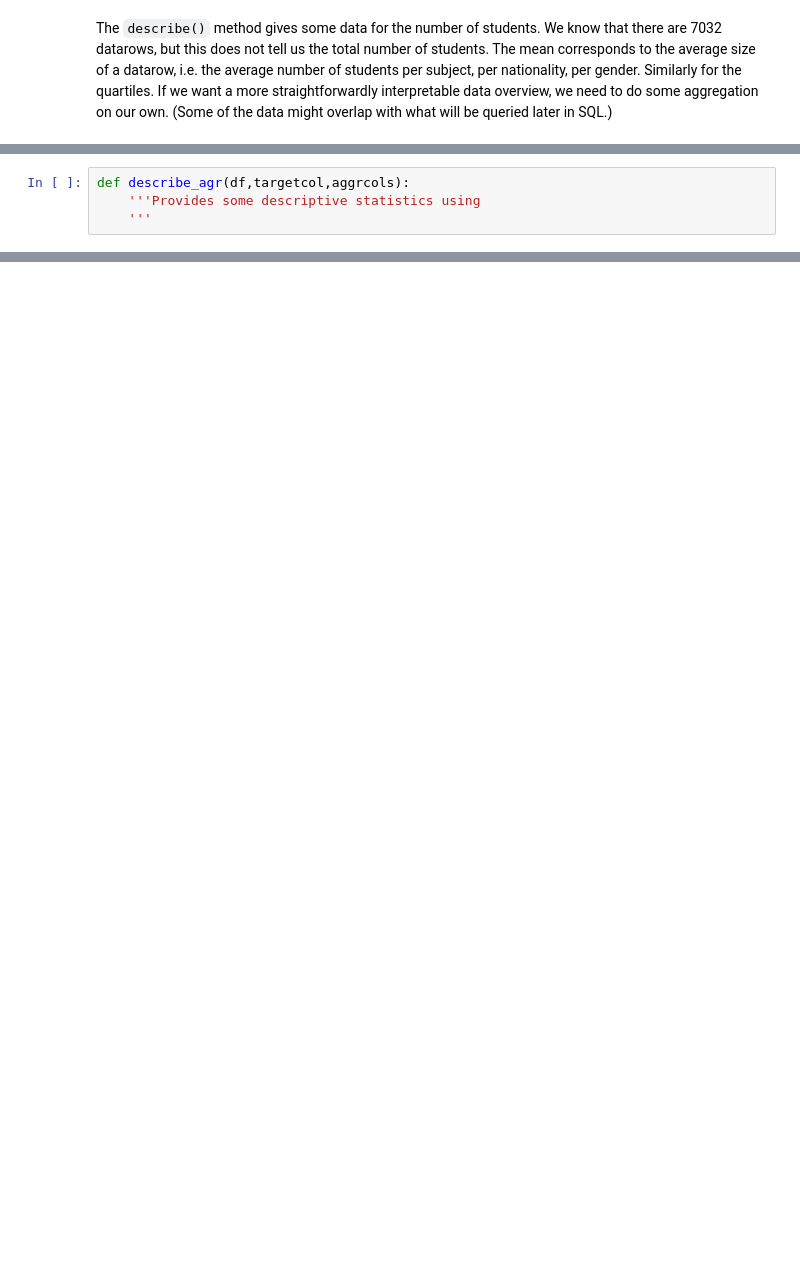
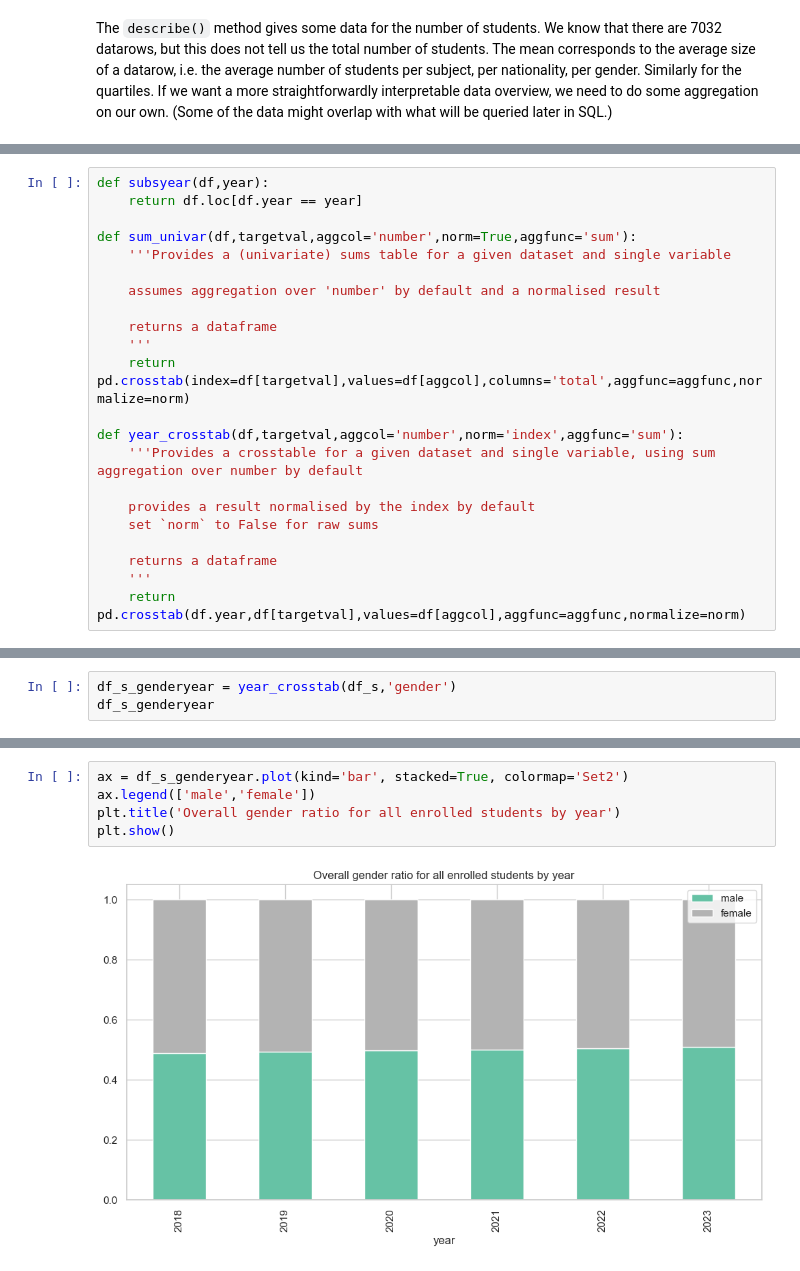
Before and after one commit to gfkpth/project-2-eda-sql, a Jupyter notebook: core_EDA.ipynb, the cells around one changed output, grey strips where cells are left out. Drawn from its saved outputs; the diff is of its cells as text; blank space fills up the shorter version.

```diff
--- a/core_EDA.ipynb
+++ b/core_EDA.ipynb
@@ -729,4 +975,22 @@ Name: number, Length: 293, dtype: float64
 # %%
-def describe_agr(df,targetcol,aggrcols):
-    '''Provides some descriptive statistics using
+def subsyear(df,year):
+    return df.loc[df.year == year]
+
+def sum_univar(df,targetval,aggcol='number',norm=True,aggfunc='sum'):
+    '''Provides a (univariate) sums table for a given dataset and single variable
+
+    assumes aggregation over 'number' by default and a normalised result
+
+    returns a dataframe
     '''
+    return pd.crosstab(index=df[targetval],values=df[aggcol],columns='total',aggfunc=aggfunc,normalize=norm)
+
+def year_crosstab(df,targetval,aggcol='number',norm='index',aggfunc='sum'):
+    '''Provides a crosstable for a given dataset and single variable, using sum aggregation over number by default
+
+    provides a result normalised by the index by default
+    set `norm` to False for raw sums
+
+    returns a dataframe
+    '''
+    return pd.crosstab(df.year,df[targetval],values=df[aggcol],aggfunc=aggfunc,normalize=norm)
@@ -732,0 +1015,3 @@ def describe_agr(df,targetcol,aggrcols):
+# %%
+df_s_genderyear = year_crosstab(df_s,'gender')
+df_s_genderyear
@@ -732,0 +1027,7 @@ def describe_agr(df,targetcol,aggrcols):
+# %%
+ax = df_s_genderyear.plot(kind='bar', stacked=True, colormap='Set2')
+ax.legend(['male','female'])
+plt.title('Overall gender ratio for all enrolled students by year')
+plt.show()
+# %% [output]
+[figure, added]
```
Also changed, not shown: parts of 66 cells of this notebook, 5 other files.
